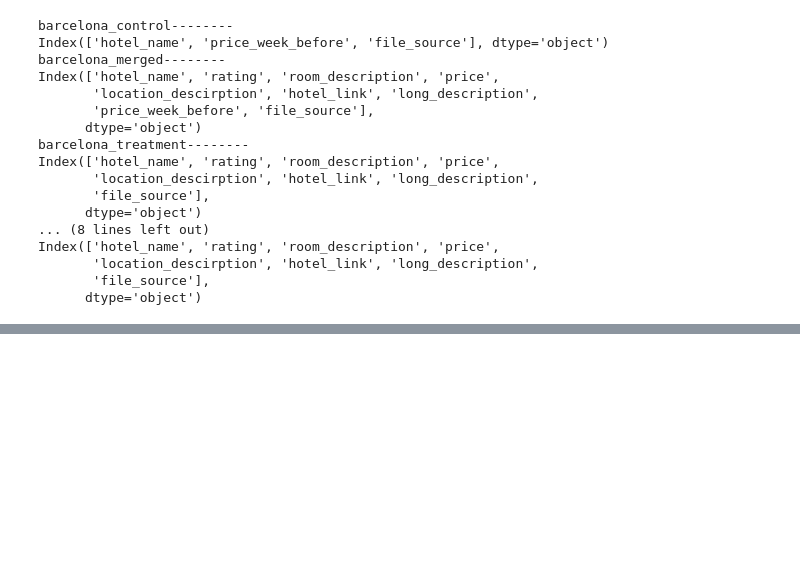
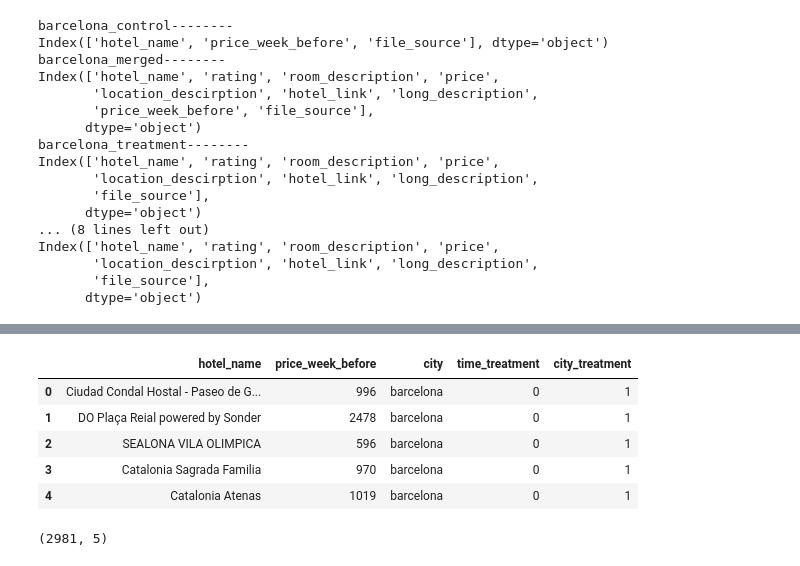
Before and after one commit to VanessaKromm/Booking_Scraping, a Jupyter notebook: Booking_NLP_group11.ipynb, the cells around one changed output, grey strips where cells are left out. Saved outputs shown, nothing was run; the diff lists cells and outputs as text; code cells hidden in the pictures; blank space fills up the shorter version.

```diff
--- a/Booking_NLP_group11.ipynb
+++ b/Booking_NLP_group11.ipynb
@@ -1176,0 +1073,17 @@ df_treat.to_excel(path_out_reg_ + '\\' + 'df_treat_clean.xlsx', index = False)
+# %%
+df_control_reg.head()
+# %% [output]
+|  | hotel_name | price_week_before | city | time_treatment | city_treatment |
+| 0 | Ciudad Condal Hostal - Paseo de G... | 996 | barcelona | 0 | 1 |
+| 1 | DO Plaça Reial powered by Sonder | 2478 | barcelona | 0 | 1 |
+| 2 | SEALONA VILA OLIMPICA | 596 | barcelona | 0 | 1 |
+| 3 | Catalonia Sagrada Familia | 970 | barcelona | 0 | 1 |
+| 4 | Catalonia Atenas | 1019 | barcelona | 0 | 1 |
+# %%
+df_control_reg = df_control_reg.rename(columns={'price_week_before': 'price'})
+
+df_combined_reg = pd.concat([df_treat_reg, df_control_reg], ignore_index=True)
+
+df_combined_reg.shape
+# %% [output]
+(2981, 5)
```
Also changed, not shown: parts of 22 cells of this notebook, 1 other file.
